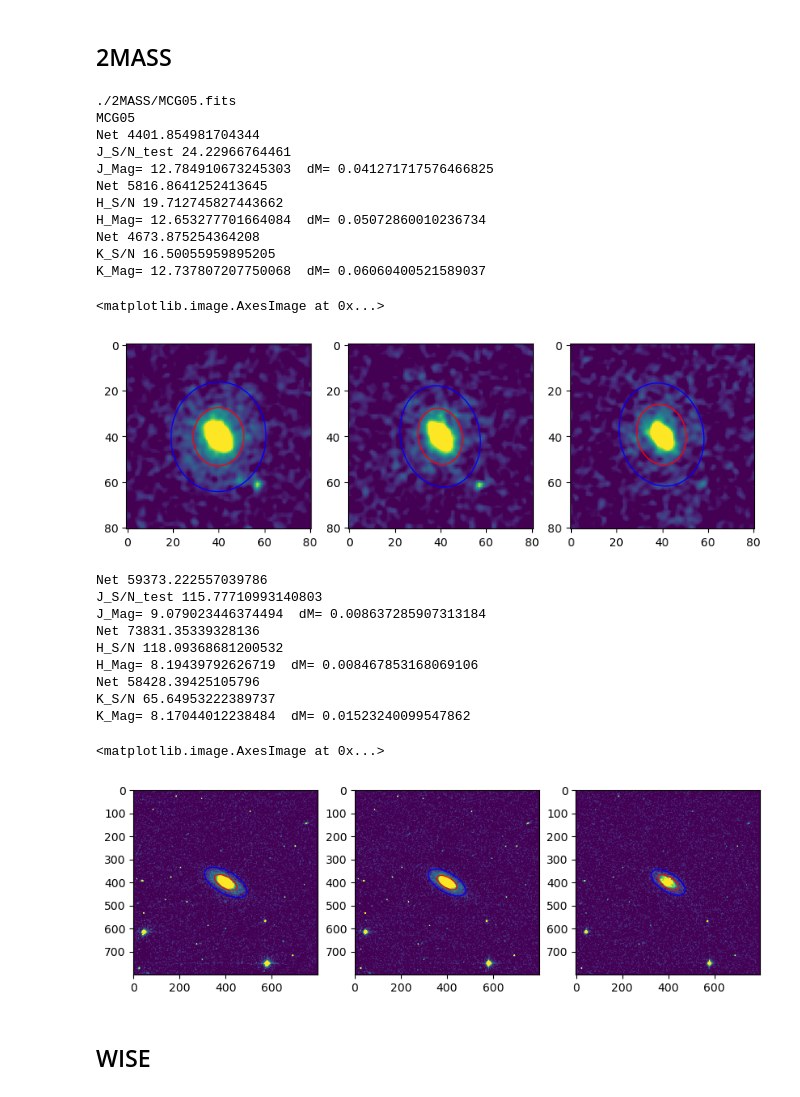
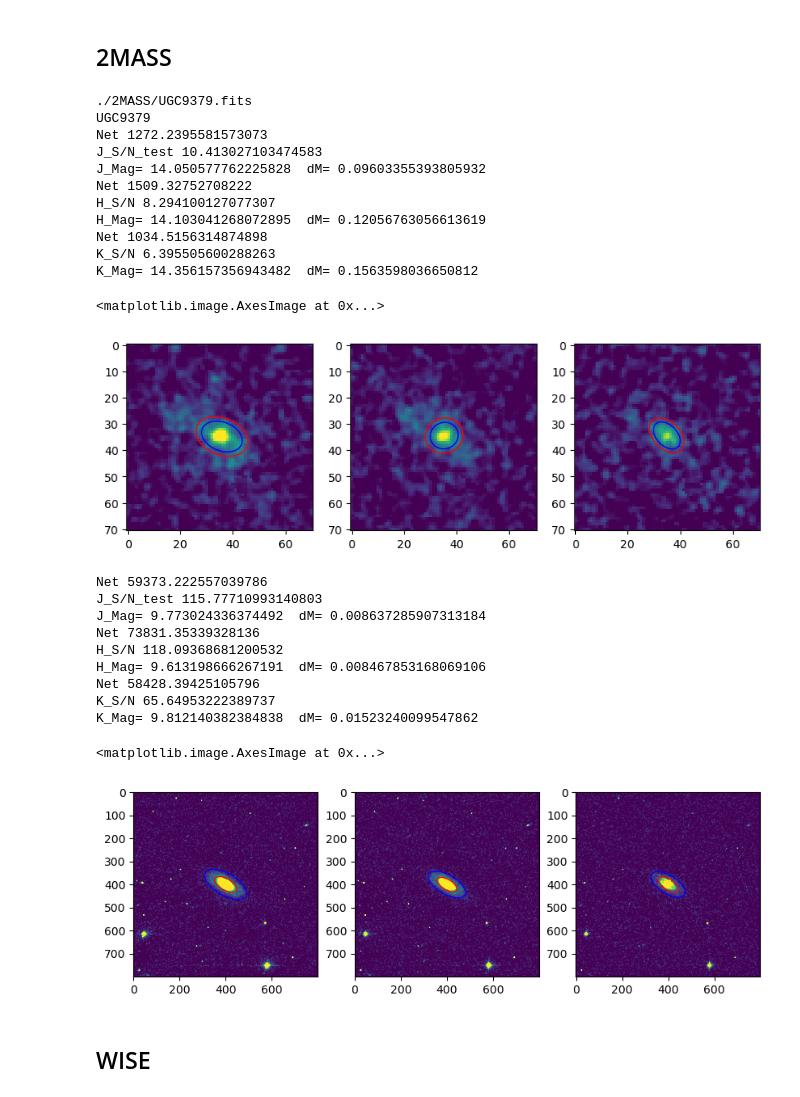
Before and after one commit to gregorycorcoran/Astro-Data, a Jupyter notebook: Archival_Photometry.ipynb, the cells around one changed output. Saved outputs shown, nothing was run; the diff lists cells and outputs as text; code cells hidden in the pictures.

```diff
--- a/Archival_Photometry.ipynb
+++ b/Archival_Photometry.ipynb
@@ -267,9 +267,9 @@ fuv_Mag= 16.883185969056235  dM= 0.039078766881349716
 # %% [markdown]
 ## 2MASS ##
 # %%
-obj_ind=0
+obj_ind=8
 survey='2MASS'
-obs_thresh=1
+obs_thresh=5
 #Issue with NGC3016A have to increase object threshold, claims negative sum
 #For UGC9379 the higher threshold is also needed due to overestimation of galaxy size
 print(surveys[survey][obj_ind])
@@ -357,45 +357,45 @@ a=K_objects['a'][ind]
 b=K_objects['b'][ind]
 theta=K_objects['theta'][ind]
 kronrad, krflag = sep.kron_radius(K_im, [x], [y], [a], [b], [theta], 6.0)
 aper=EllipticalAperture((x,y),2.5*kronrad[0]*a,2.5*kronrad[0]*b,theta)
 phot_table = aperture_photometry(K_im, aper)
 net=phot_table['aperture_sum'][0]
 print('Net',net)
 #SN_gal=net/np.sqrt(float(hdr['KSKYVAL'])*aper.area+net+aper.area*float(hdr['KSKYSIG'])**2)
 SN_test=net/np.sqrt(net/60+4*aper.area*(2*1.7*K_bkg_rms)**2+(4*aper.area*0.024*K_bkg_rms))
 print('K_S/N',SN_test)
 print('K_Mag=',-2.5*np.log10(float(net))+float(hdr['KMAGZP'])+1.85,' dM=',1/SN_test)
 e_app = Ellipse(xy=(x, y),
                 width=2.5*kronrad*a,
                 height=2.5*kronrad*b,
                 angle=theta*(180/np.pi))
 e_app.set_facecolor('none')
 e_app.set_edgecolor('red')
 e1 = Ellipse(xy=(x, y),
                 width=6*a,
                 height=6*b,
                 angle=theta * 180. / np.pi)
 e1.set_facecolor('none')
 e1.set_edgecolor('blue')
 ax3.add_artist(e1)
 ax3.add_artist(e_app)
 ax1.imshow(J_im,vmin=0,vmax=10*J_bkg_rms)
 ax2.imshow(H_im,vmin=0,vmax=10*H_bkg_rms)
 ax3.imshow(K_im,vmin=0,vmax=10*K_bkg_rms)
 # %% [output]
-./2MASS/MCG05.fits
-MCG05
-Net 4401.854981704344
-J_S/N_test 24.22966764461
-J_Mag= 12.784910673245303  dM= 0.041271717576466825
-Net 5816.8641252413645
-H_S/N 19.712745827443662
-H_Mag= 12.653277701664084  dM= 0.05072860010236734
-Net 4673.875254364208
-K_S/N 16.50055959895205
-K_Mag= 12.737807207750068  dM= 0.06060400521589037
+./2MASS/UGC9379.fits
+UGC9379
+Net 1272.2395581573073
+J_S/N_test 10.413027103474583
+J_Mag= 14.050577762225828  dM= 0.09603355393805932
+Net 1509.32752708222
+H_S/N 8.294100127077307
+H_Mag= 14.103041268072895  dM= 0.12056763056613619
+Net 1034.5156314874898
+K_S/N 6.395505600288263
+K_Mag= 14.356157356943482  dM= 0.1563598036650812
 <matplotlib.image.AxesImage at 0x...>
-[figure, old version]
+[figure, new version]
 # %%
 survey='2MASS'
 target='NGC3705'
@@ -406,7 +406,6 @@ K_hdr=fits.open(surveys[survey][5])[0].header
 H_im=fits.open(surveys[survey][3])[0].data.byteswap().newbyteorder()
 J_im=fits.open(surveys[survey][4])[0].data.byteswap().newbyteorder()
 K_im=fits.open(surveys[survey][5])[0].data.byteswap().newbyteorder()
-
 fig, (ax1,ax2,ax3) = plt.subplots(1, 3,figsize=(10,5))
 
 J_bkg_mean,J_bkg_med,J_bkg_rms=sigma_clipped_stats(J_im)
@@ -429,11 +428,11 @@ aper=EllipticalAperture((x,y),2.5*kronrad[0]*a,2.5*kronrad[0]*b,theta)
 phot_table = aperture_photometry(J_im, aper)
 net=phot_table['aperture_sum'][0]
 print('Net',net)
-SN_gal=net/np.sqrt(float(hdr['JSKYVAL'])*aper.area+net+aper.area*float(hdr['JSKYSIG'])**2)
+#SN_gal=net/np.sqrt(float(J_hdr['JSKYVAL'])*aper.area+net+aper.area*float(hdr['JSKYSIG'])**2)
 SN_test=net/np.sqrt(net/60+4*aper.area*(2*1.7*J_bkg_rms)**2+(4*aper.area*0.024*J_bkg_rms))
 #print('J_S/N',SN_gal)
 print('J_S/N_test',SN_test)
-print('J_Mag=',-2.5*np.log10(float(net))+float(hdr['JMAGZP']),' dM=',1/SN_test)
+print('J_Mag=',-2.5*np.log10(float(net))+float(J_hdr['JMAGZP'])+0.91,' dM=',1/SN_test)
 e_app = Ellipse(xy=(x, y),
                 width=2.5*kronrad*a,
                 height=2.5*kronrad*b,
@@ -465,7 +464,7 @@ print('Net',net)
 #SN_gal=net/np.sqrt(float(hdr['HSKYVAL'])*aper.area+net+aper.area*float(hdr['HSKYSIG'])**2)
 SN_test=net/np.sqrt(net/60+4*aper.area*(2*1.7*H_bkg_rms)**2+(4*aper.area*0.024*H_bkg_rms))
 print('H_S/N',SN_test)
-print('H_Mag=',-2.5*np.log10(float(net))+float(hdr['HMAGZP']),' dM=',1/SN_test)
+print('H_Mag=',-2.5*np.log10(float(net))+float(hdr['HMAGZP'])+1.39,' dM=',1/SN_test)
 e_app = Ellipse(xy=(x, y),
                 width=2.5*kronrad*a,
                 height=2.5*kronrad*b,
@@ -490,7 +489,7 @@ print('Net',net)
 #SN_gal=net/np.sqrt(float(hdr['KSKYVAL'])*aper.area+net+aper.area*float(hdr['KSKYSIG'])**2)
 SN_test=net/np.sqrt(net/60+4*aper.area*(2*1.7*K_bkg_rms)**2+(4*aper.area*0.024*K_bkg_rms))
 print('K_S/N',SN_test)
-print('K_Mag=',-2.5*np.log10(float(net))+float(hdr['KMAGZP']),' dM=',1/SN_test)
+print('K_Mag=',-2.5*np.log10(float(net))+float(K_hdr['KMAGZP'])+1.85,' dM=',1/SN_test)
 e_app = Ellipse(xy=(x, y),
                 width=2.5*kronrad*a,
                 height=2.5*kronrad*b,
@@ -511,13 +510,13 @@ ax3.imshow(K_im,vmin=0,vmax=10*K_bkg_rms)
 # %% [output]
 Net 59373.222557039786
 J_S/N_test 115.77710993140803
-J_Mag= 9.079023446374494  dM= 0.008637285907313184
+J_Mag= 9.773024336374492  dM= 0.008637285907313184
 Net 73831.35339328136
 H_S/N 118.09368681200532
-H_Mag= 8.19439792626719  dM= 0.008467853168069106
+H_Mag= 9.613198666267191  dM= 0.008467853168069106
 Net 58428.39425105796
 K_S/N 65.64953222389737
-K_Mag= 8.17044012238484  dM= 0.01523240099547862
+K_Mag= 9.812140382384838  dM= 0.01523240099547862
 <matplotlib.image.AxesImage at 0x...>
 [figure]
 # %% [markdown]
```
Also changed, not shown: 14 other files.
